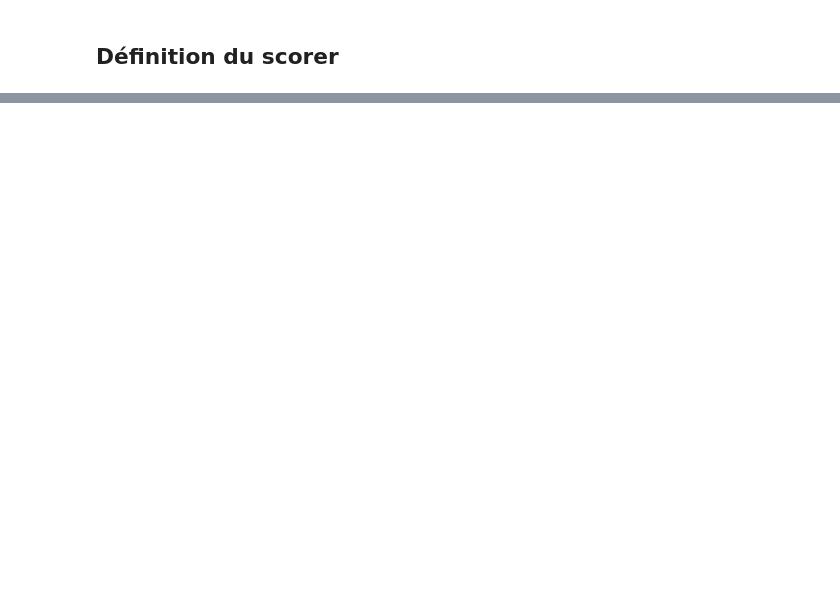
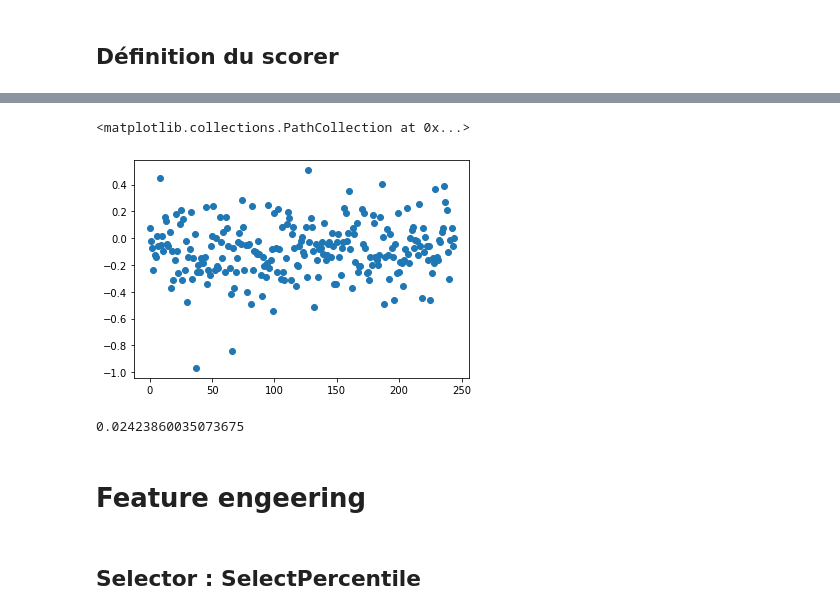
Before and after one commit to olivierpavee/nba_forecast, a Jupyter notebook: notebooks/bboinier_Data_Exploration.ipynb, the cells around one changed output, grey strips where cells are left out. Drawn from its saved outputs; the diff is of its cells as text; code cells hidden in the pictures; blank space fills up the shorter version.

```diff
--- a/notebooks/bboinier_Data_Exploration.ipynb
+++ b/notebooks/bboinier_Data_Exploration.ipynb
@@ -323,0 +540,15 @@ score_baseline
+# %%
+plt.scatter(range(len(y_off_log)), y_off_log)
+# %% [output]
+<matplotlib.collections.PathCollection at 0x...>
+[figure, added]
+# %%
+pipe = make_pipeline(preproc, Ridge())
+score = cross_val_score(pipe, X_off, y_off_log, cv=5, scoring=mse).mean()
+score
+# %% [output]
+0.02423860035073675
+# %% [markdown]
+# Feature engeering
+# %% [markdown]
+## Selector : SelectPercentile
```
Also changed, not shown: parts of 83 cells of this notebook.
